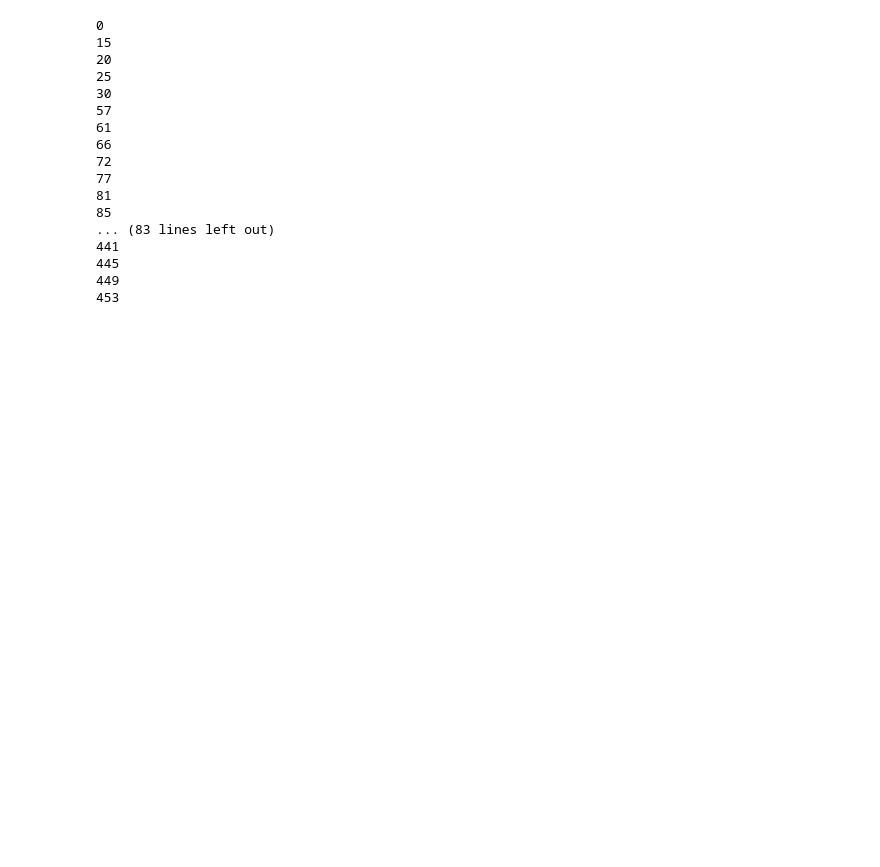
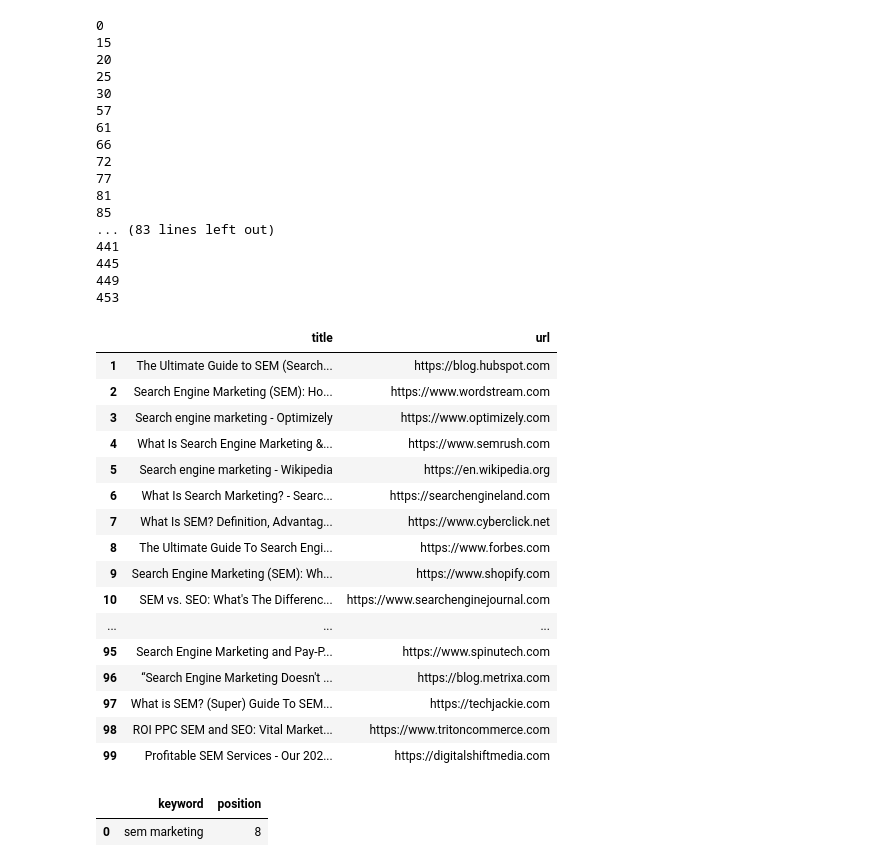
Before and after one commit to kenneth-cheong/testing-public, a Jupyter notebook: serps_github_actions.ipynb, the cells around one changed output. Drawn from its saved outputs; the diff is of its cells as text; code cells hidden in the pictures; blank space fills up the shorter version.

```diff
--- a/serps_github_actions.ipynb
+++ b/serps_github_actions.ipynb
@@ -211,3 +211,25 @@ for index, row in df.iterrows():
 445
 449
 453
+# %%
+df = pd.read_csv('Output.csv',index_col=0)
+# %%
+df
+# %% [output]
+|  | title | url |
+| 1 | The Ultimate Guide to SEM (Search... | https://blog.hubspot.com |
+| 2 | Search Engine Marketing (SEM): Ho... | https://www.wordstream.com |
+| 3 | Search engine marketing - Optimizely | https://www.optimizely.com |
+| 4 | What Is Search Engine Marketing &... | https://www.semrush.com |
+| 5 | Search engine marketing - Wikipedia | https://en.wikipedia.org |
+| 6 | What Is Search Marketing? - Searc... | https://searchengineland.com |
+| 7 | What Is SEM? Definition, Advantag... | https://www.cyberclick.net |
+| 8 | The Ultimate Guide To Search Engi... | https://www.forbes.com |
+| 9 | Search Engine Marketing (SEM): Wh... | https://www.shopify.com |
+| 10 | SEM vs. SEO: What's The Differenc... | https://www.searchenginejournal.com |
+| ... | ... | ... |
+| 95 | Search Engine Marketing and Pay-P... | https://www.spinutech.com |
+| 96 | “Search Engine Marketing Doesn't ... | https://blog.metrixa.com |
+| 97 | What is SEM? (Super) Guide To SEM... | https://techjackie.com |
+| 98 | ROI PPC SEM and SEO: Vital Market... | https://www.tritoncommerce.com |
+| 99 | Profitable SEM Services - Our 202... | https://digitalshiftmedia.com |
@@ -213,0 +248,5 @@ for index, row in df.iterrows():
+# %%
+df_kws_rankings
+# %% [output]
+|  | keyword | position |
+| 0 | sem marketing | 8 |
```
Also changed, not shown: parts of 1 cell of this notebook, 2 other files.
